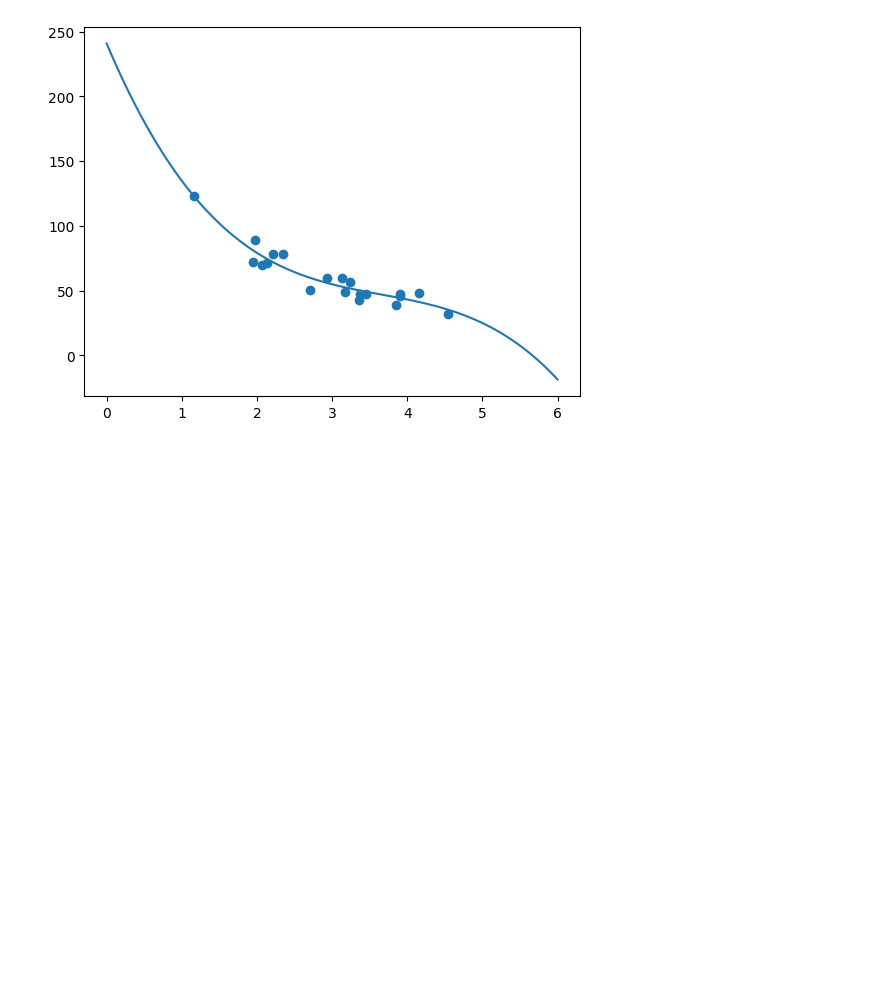
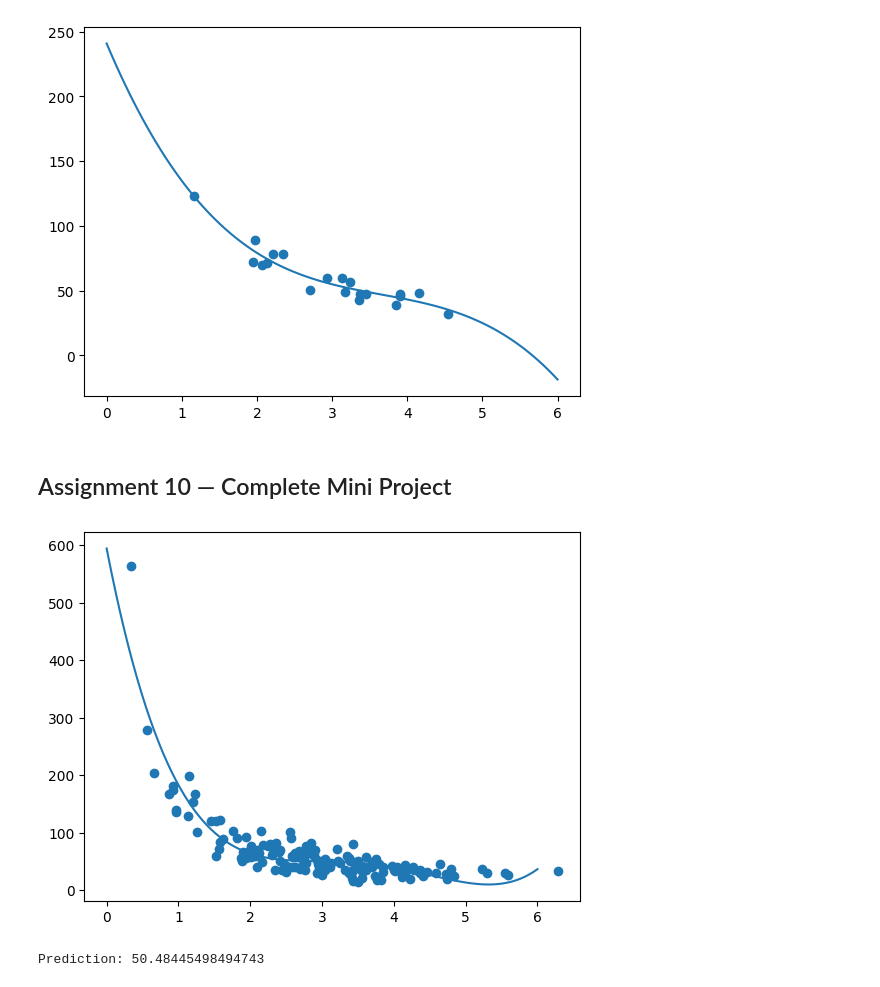
Before and after one commit to wahidali4321/python-for-machine-learning, a Jupyter notebook: Untitled-1.ipynb, the cells around one changed output. Saved outputs shown, nothing was run; the diff lists cells and outputs as text; code cells hidden in the pictures; blank space fills up the shorter version.

Commit message:
Assignment 10 — Complete Mini Project

```diff
--- a/Untitled-1.ipynb
+++ b/Untitled-1.ipynb
@@ -1546,3 +1546,45 @@ plt.plot(myline , mymodel(myline))
 plt.show()
 # %% [output]
 [figure]
+# %% [markdown]
+## Assignment 10 — Complete Mini Project
+# %%
+import numpy
+import matplotlib.pyplot as plt
+
+# Generate random data
+numpy.random.seed(2)
+
+x = numpy.random.normal(3, 1, 200)
+y = numpy.random.normal(150, 40, 200) / x
+
+# Split data into training and testing
+train_x = x[:160]
+train_y = y[:160]
+
+test_x = x[160:]
+test_y = y[160:]
+
+# Create polynomial model
+mymodel = numpy.poly1d(
+    numpy.polyfit(train_x, train_y, 4)
+)
+
+# Create x values for the curve
+myline = numpy.linspace(0, 6, 100)
+
+# Plot training data
+plt.scatter(train_x, train_y)
+
+# Plot polynomial regression line
+plt.plot(myline, mymodel(myline))
+
+plt.show()
+
+# Predict y for x = 3
+prediction = mymodel(3)
+
+print("Prediction:", prediction)
+# %% [output]
+[figure, added]
+Prediction: 50.48445498494743
```
